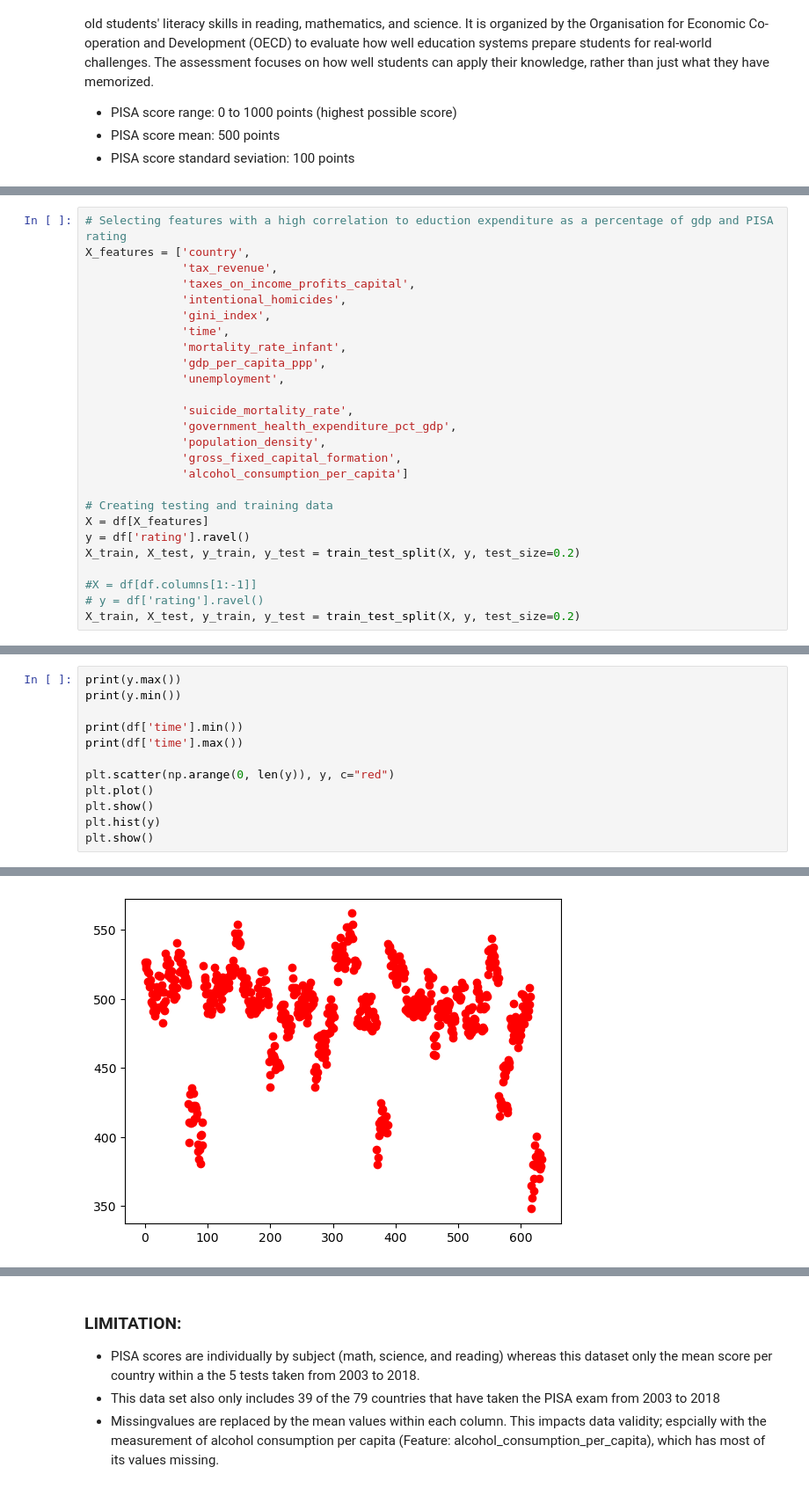
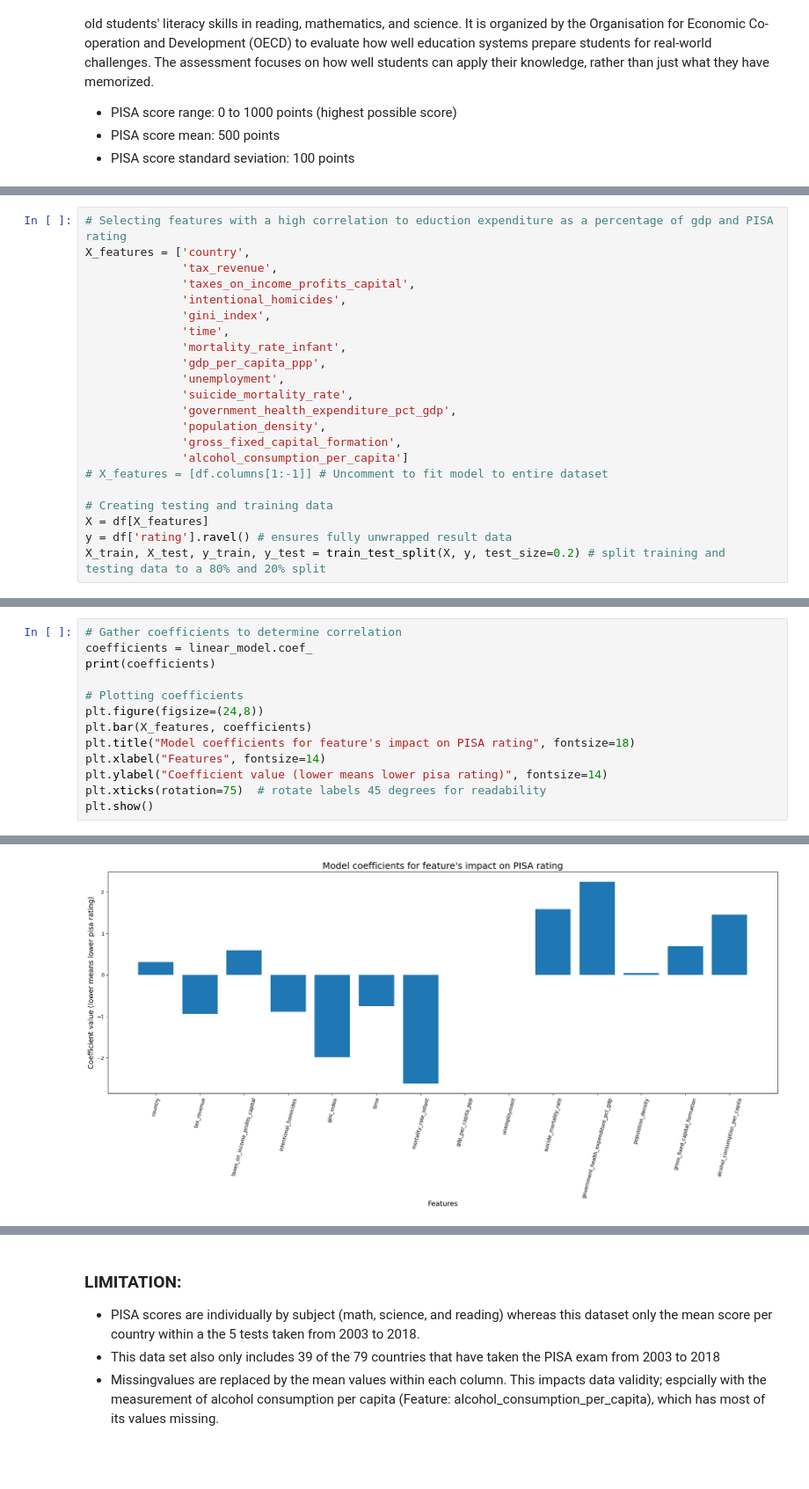
Before and after one commit to lin-howie/csci1090-final-project, a Jupyter notebook: data.ipynb, the cells around one changed output, grey strips where cells are left out. Shown at 88% size. Cells and saved outputs as stored; diff of their text form; blank space fills up the shorter version.

```diff
--- a/data.ipynb
+++ b/data.ipynb
@@ -133,21 +144,17 @@ X_features = ['country',
               'mortality_rate_infant',
               'gdp_per_capita_ppp',
               'unemployment',
-
               'suicide_mortality_rate',
               'government_health_expenditure_pct_gdp',
               'population_density',
               'gross_fixed_capital_formation',
               'alcohol_consumption_per_capita']
+# X_features = [df.columns[1:-1]] # Uncomment to fit model to entire dataset
 
 # Creating testing and training data
 X = df[X_features]
-y = df['rating'].ravel()
-X_train, X_test, y_train, y_test = train_test_split(X, y, test_size=0.2)
-
-#X = df[df.columns[1:-1]]
-# y = df['rating'].ravel()
-X_train, X_test, y_train, y_test = train_test_split(X, y, test_size=0.2)
+y = df['rating'].ravel() # ensures fully unwrapped result data
+X_train, X_test, y_train, y_test = train_test_split(X, y, test_size=0.2) # split training and testing data to a 80% and 20% split
 # %%
 # Regressor baselines
 mean_model = DummyRegressor(strategy="mean")
@@ -178,15 +191,16 @@ My model isn't a very accurate predictor of PISA scores based on the features wi
 
 I also realized that training the model solely on features with high correlations doesn't produce a model that much more accurate than testing
 # %%
-print(y.max())
-print(y.min())
+# Gather coefficients to determine correlation
+coefficients = linear_model.coef_
+print(coefficients)
 
-print(df['time'].min())
-print(df['time'].max())
-
-plt.scatter(np.arange(0, len(y)), y, c="red")
-plt.plot()
+# Plotting coefficients
+plt.figure(figsize=(24,8))
+plt.bar(X_features, coefficients)
+plt.title("Model coefficients for feature's impact on PISA rating", fontsize=18)
+plt.xlabel("Features", fontsize=14)
+plt.ylabel("Coefficient value (lower means lower pisa rating)", fontsize=14)
+plt.xticks(rotation=75)  # rotate labels 45 degrees for readability
 plt.show()
-plt.hist(y)
-plt.show()
 # %% [output]
@@ -197 +211 @@ plt.show()
-[figure, old version]
+[figure, new version]
```
Also changed, not shown: parts of 8 cells of this notebook.
